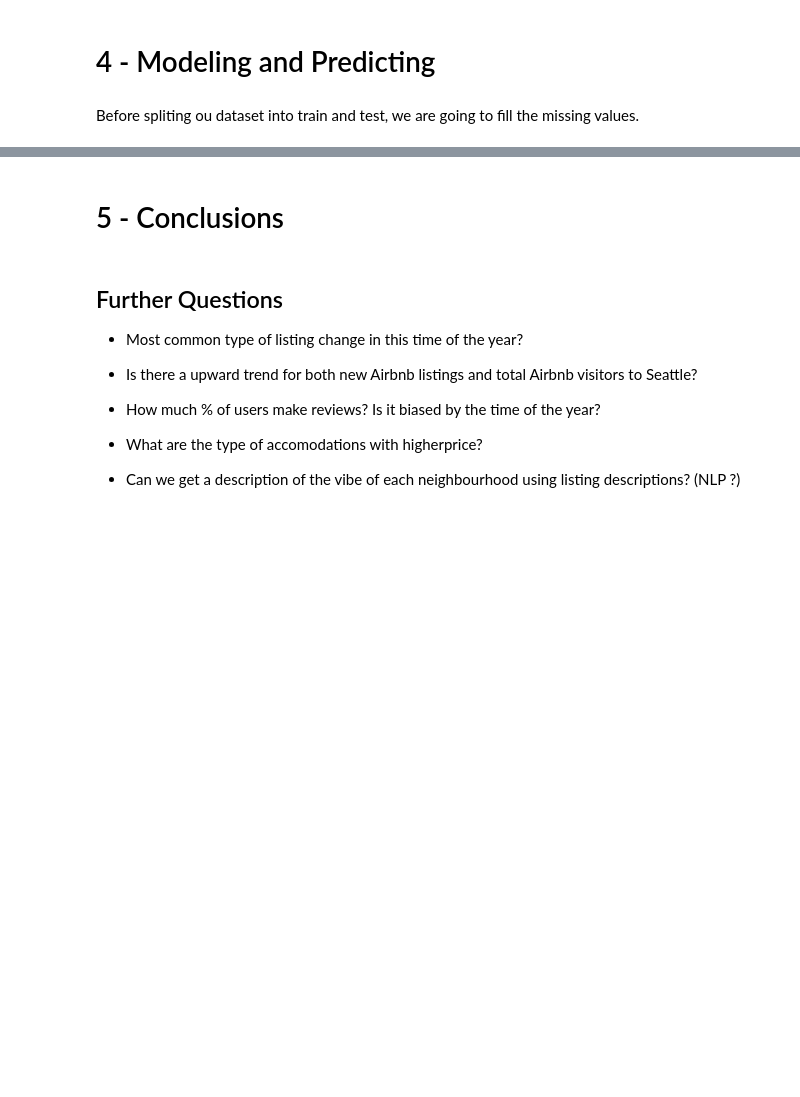
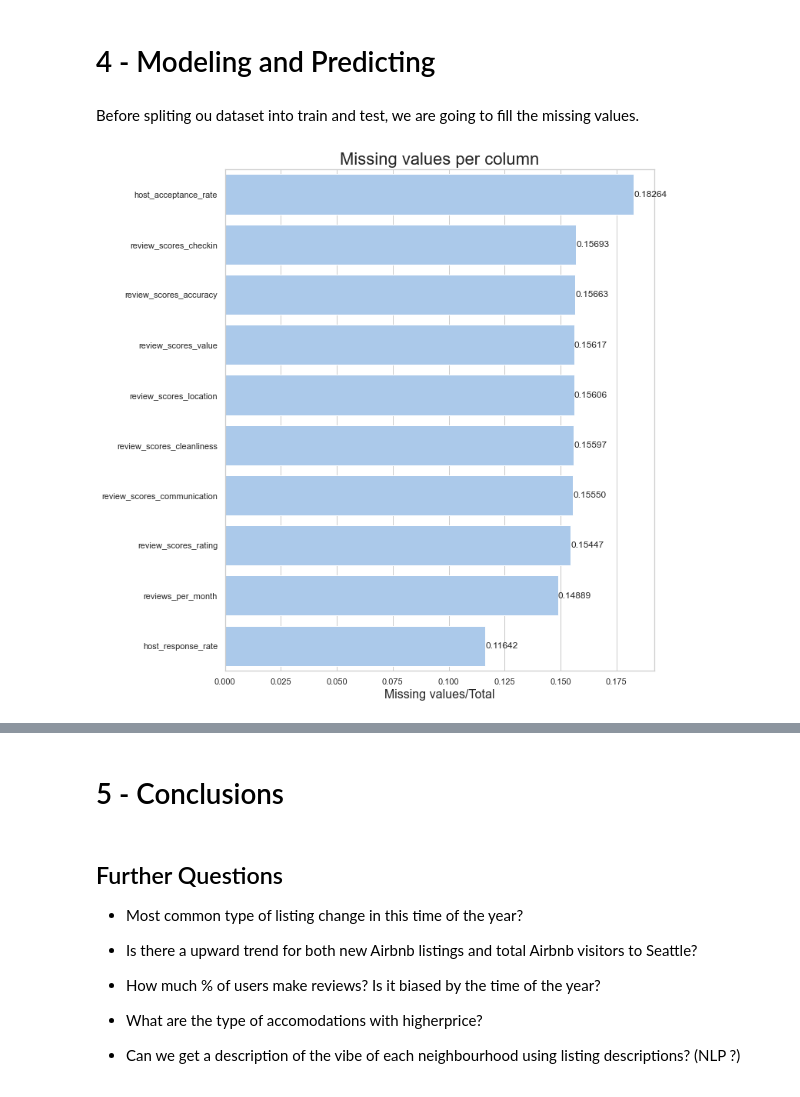
Before and after one commit to marceloestevam/Project1_SeattleAirBnb_data, a Jupyter notebook: 1st_project_nanodegree.ipynb, the cells around one changed output, grey strips where cells are left out. Drawn from its saved outputs; the diff is of its cells as text; code cells hidden in the pictures; blank space fills up the shorter version.

```diff
--- a/1st_project_nanodegree.ipynb
+++ b/1st_project_nanodegree.ipynb
@@ -950,9 +954,9 @@ The downtown seems to be the is the most desirable area on the peak time of the
 # %% [markdown]
 Before spliting ou dataset into train and test, we are going to fill the missing values.
 # %%
-# Assuming that a missing value for cleanning fee means that it is not applicable,
-# then we are going to fill missing values of this column with zeros
-df_merged['cleaning_fee'].fillna(0, inplace=True)
+plot_missing_values(df_merged.drop(columns=['price','date', 'host_since', 'neighbourhood_group_cleansed']), 'missing_values_per_column_x.png', 10, 12)
+# %% [output]
+[figure, added]
 # %%
 # The other columns missing values, we will fill with the mean()
 columns_fill_mean = ['host_acceptance_rate',
```
Also changed, not shown: parts of 19 cells of this notebook, 8 other files.
